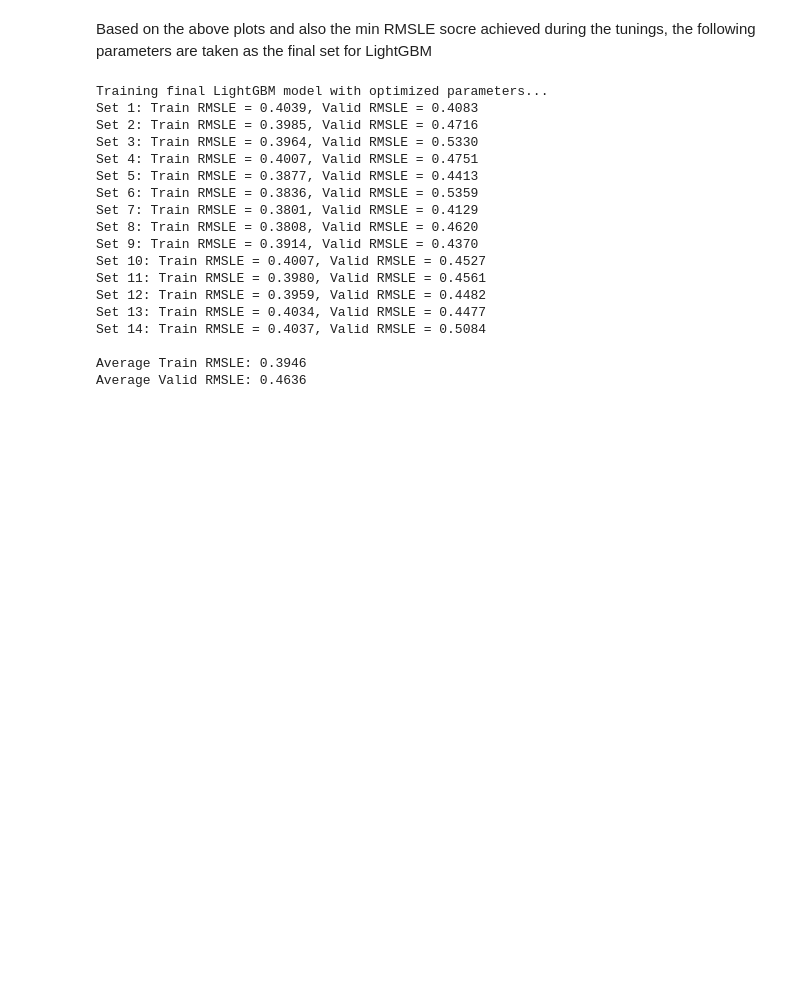
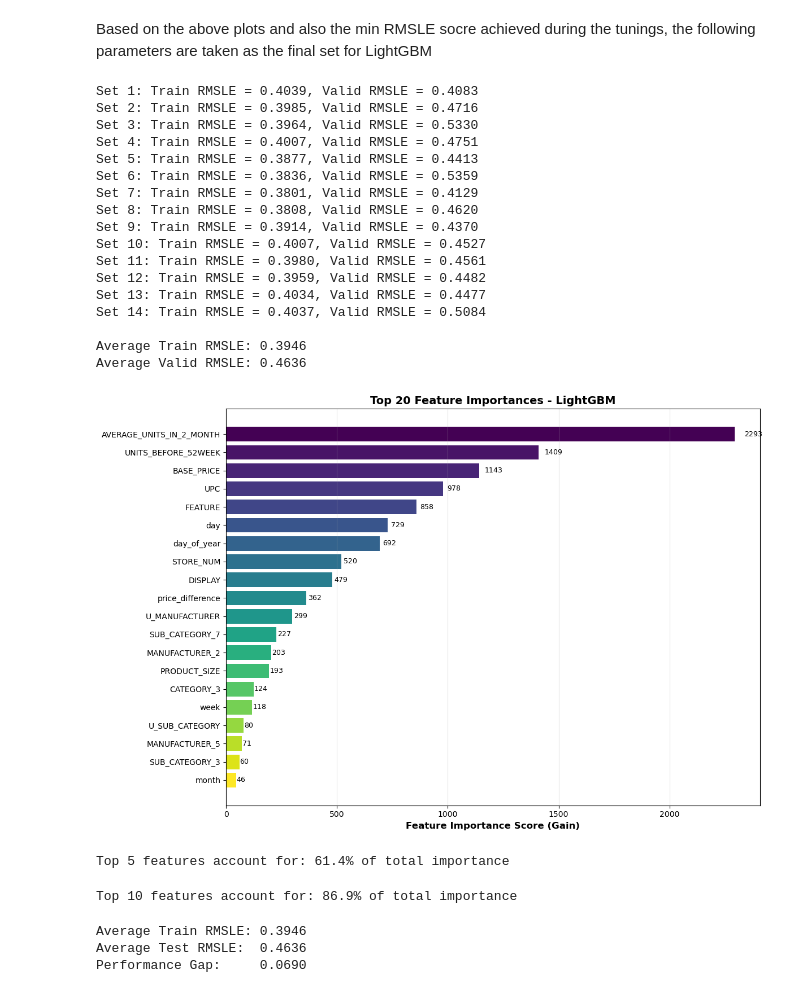
Before and after one commit to access-nash/LightGBM-on-retail-store-data, a Jupyter notebook: LightGBM.ipynb, the cells around one changed output. Cells and saved outputs as stored; diff of their text form; code cells hidden in the pictures; blank space fills up the shorter version.

Commit message:
Add files via upload
updated with feature importance

```diff
--- a/LightGBM.ipynb
+++ b/LightGBM.ipynb
@@ -647,10 +647,8 @@ def train_final_lightgbm(evaluation_set, params=final_lightgbm_params):
 
     return avg_train, avg_valid
 
-print("\nTraining final LightGBM model with optimized parameters...")
 final_train_score, final_valid_score = train_final_lightgbm(evaluation_set)
 # %% [output]
-Training final LightGBM model with optimized parameters...
 Set 1: Train RMSLE = 0.4039, Valid RMSLE = 0.4083
 Set 2: Train RMSLE = 0.3985, Valid RMSLE = 0.4716
 Set 3: Train RMSLE = 0.3964, Valid RMSLE = 0.5330
@@ -668,3 +666,54 @@ Set 14: Train RMSLE = 0.4037, Valid RMSLE = 0.5084
 
 Average Train RMSLE: 0.3946
 Average Valid RMSLE: 0.4636
+# %%
+def plot_feature_importance_lgb(evaluation_set, params=final_lightgbm_params, top_n=20):
+
+    train, valid = evaluation_set[0]
+    train_data_x = train.drop(columns=['WEEK_END_DATE', 'UNITS'])
+    train_data_y = train['UNITS']
+
+    model = lgb.LGBMRegressor(**params)
+    model.fit(train_data_x, train_data_y)
+
+    # Get feature importance
+    feature_importance = pd.DataFrame({
+        'feature': train_data_x.columns,
+        'importance': model.feature_importances_
+    }).sort_values('importance', ascending=False).head(top_n)
+
+    # Plot
+    plt.figure(figsize=(12, 8))
+    colors = plt.cm.viridis(np.linspace(0, 1, len(feature_importance)))
+    bars = plt.barh(range(len(feature_importance)),
+                    feature_importance['importance'],
+                    color=colors)
+
+    plt.yticks(range(len(feature_importance)), feature_importance['feature'])
+    plt.xlabel('Feature Importance Score (Gain)', fontsize=12, fontweight='bold')
+    plt.title(f'Top 20 Feature Importances - LightGBM', fontsize=14, fontweight='bold')
+    plt.gca().invert_yaxis()
+
+    for i, (bar, importance) in enumerate(zip(bars, feature_importance['importance'])):
+        width = bar.get_width()
+        plt.text(width * 1.02, bar.get_y() + bar.get_height()/2,
+                f'{importance:.0f}',
+                va='center', fontsize=9)
+
+    plt.grid(True, alpha=0.3, axis='x')
+    plt.tight_layout()
+    plt.show()
+
+    return feature_importance
+# %%
+feature_importance_df = plot_feature_importance_lgb(evaluation_set, final_lightgbm_params, top_n=20)
+# %% [output]
+[figure, added]
+# %%
+print(f"Top 5 features account for: {feature_importance_df['importance'].head(5).sum()/feature_importance_df['importance'].sum()*100:.1f}% of total importance")
+# %% [output]
+Top 5 features account for: 61.4% of total importance
+# %%
+print(f"Top 10 features account for: {feature_importance_df['importance'].head(10).sum()/feature_importance_df['importance'].sum()*100:.1f}% of total importance")
+# %% [output]
+Top 10 features account for: 86.9% of total importance
@@ -670,0 +755,6 @@ Average Valid RMSLE: 0.4636
+# %%
+test_results = evaluate_test_set(evaluation_set)
+# %% [output]
+Average Train RMSLE: 0.3946
+Average Test RMSLE:  0.4636
+Performance Gap:     0.0690
```
Also changed, not shown: parts of 1 cell of this notebook, 1 other file.
